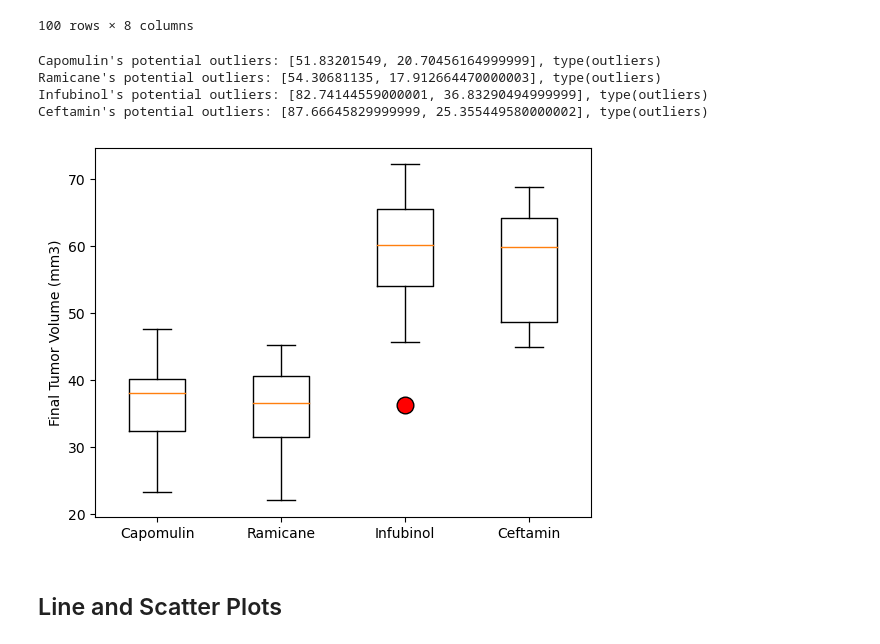
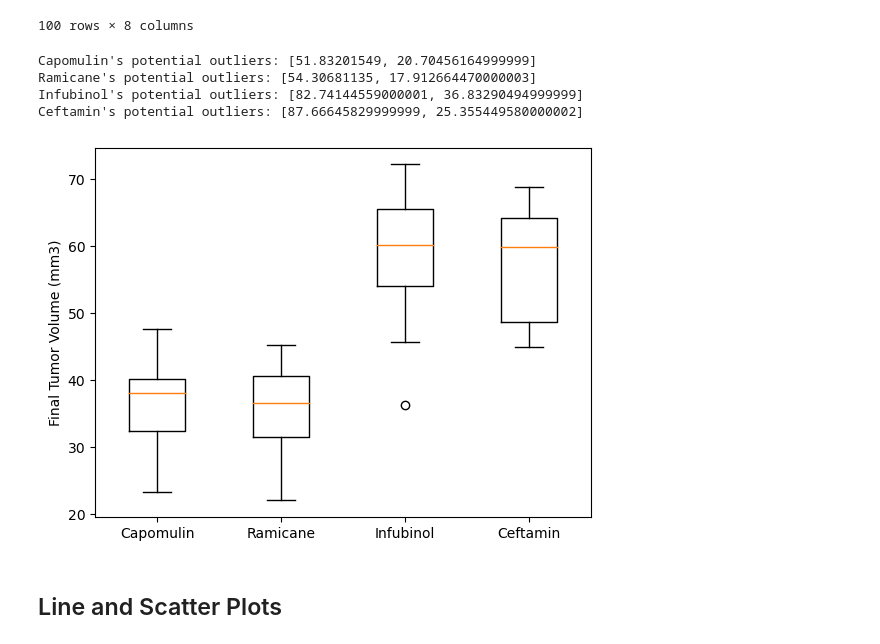
Before and after one commit to sienchoon/matplotlib-challenge, a Jupyter notebook: Pymaceuticals/pymaceuticals_starter.ipynb, the cells around one changed output. Drawn from its saved outputs; the diff is of its cells as text; code cells hidden in the pictures.

```diff
--- a/Pymaceuticals/pymaceuticals_starter.ipynb
+++ b/Pymaceuticals/pymaceuticals_starter.ipynb
@@ -273,10 +282,16 @@ for drug in drugs:
             quantitative_list.append(row['Tumor Volume (mm3)'])
 
     # add subset
+    #sort the data from row['Tumor Volume (mm3)'] in ascending order
     quantitative_list.sort()
+    #add all the values into the empty list above
+    tumor_vol_data.append(quantitative_list)
+    #convert the list into dataframe
     quantitative_list = pd.DataFrame(quantitative_list)
 
     # Determine outliers using upper and lower bounds
+    # the .quantile() only works with pandas Series and DataFrames
+    # that is why we converted the list into a DataFrame
     quartiles = quantitative_list.quantile([.25,.5,.75])
     lowerq =quartiles[0][0.25]
     upperq = quartiles[0][0.75]
@@ -286,16 +301,22 @@ for drug in drugs:
 
     outliers = [upper_bounds, lower_bounds]
 
-    print(f"{drug}'s potential outliers: {outliers}, type{outliers})")
+    print(f"{drug}'s potential outliers: {outliers}")
 # %% [output]
-Capomulin's potential outliers: [51.83201549, 20.70456164999999], type(outliers)
-Ramicane's potential outliers: [54.30681135, 17.912664470000003], type(outliers)
-Infubinol's potential outliers: [82.74144559000001, 36.83290494999999], type(outliers)
-Ceftamin's potential outliers: [87.66645829999999, 25.355449580000002], type(outliers)
+Capomulin's potential outliers: [51.83201549, 20.70456164999999]
+Ramicane's potential outliers: [54.30681135, 17.912664470000003]
+Infubinol's potential outliers: [82.74144559000001, 36.83290494999999]
+Ceftamin's potential outliers: [87.66645829999999, 25.355449580000002]
 # %%
 # Generate a box plot that shows the distrubution of the tumor volume for each treatment group.
+
+fig1, ax1 = plt.subplots()
+ax1.boxplot(tumor_vol_data, labels=drugs)
+ax1.set_ylabel("Final Tumor Volume (mm3)")
+
+plt.show()
 # %% [output]
-[figure, old version]
+[figure, new version]
 # %% [markdown]
 ## Line and Scatter Plots
 # %%
```
Also changed, not shown: parts of 9 cells of this notebook, 1 other file.
